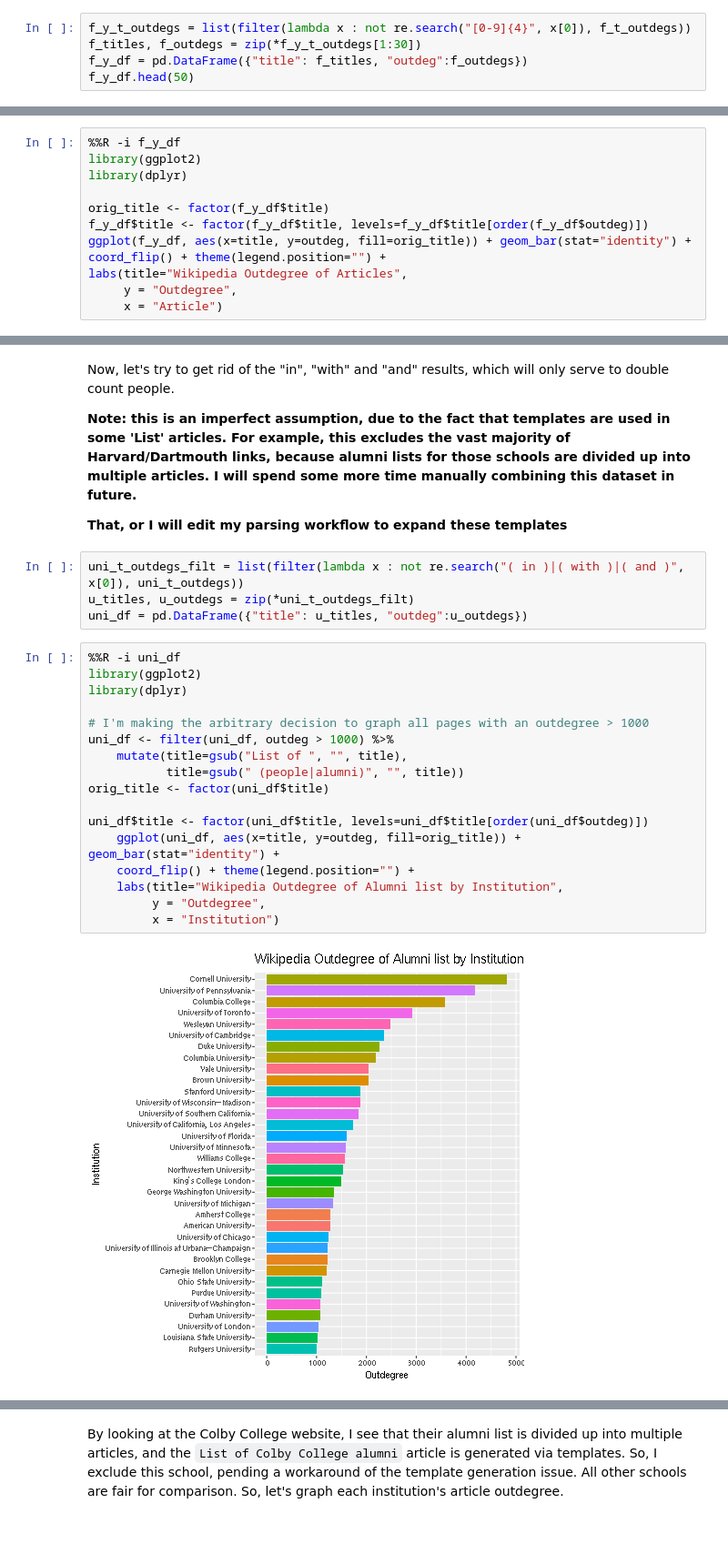
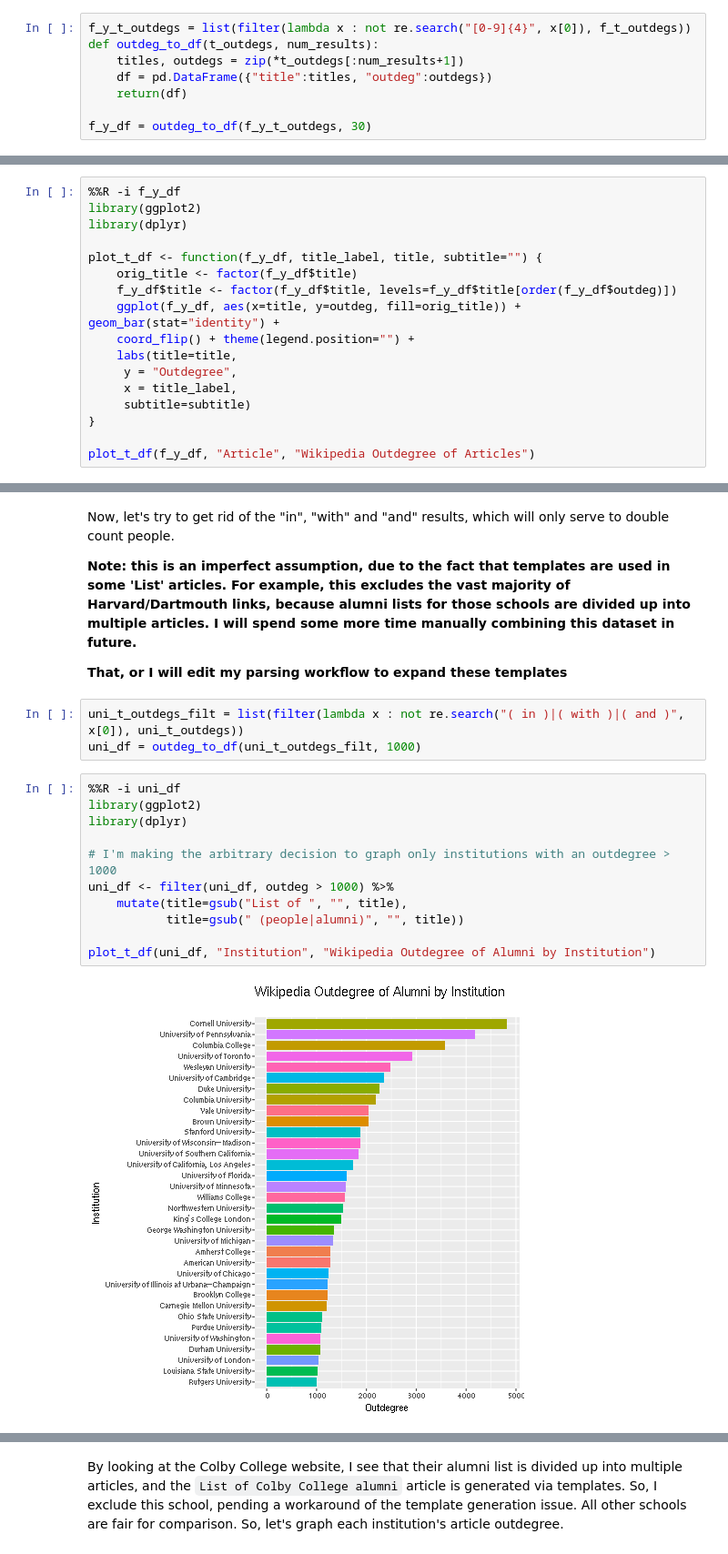
Before and after one commit to lacoperon/Wikipedia_Embedding, a Jupyter notebook: data_analysis.ipynb, the cells around one changed output, grey strips where cells are left out. Shown: that part at 91% size. Saved outputs shown, nothing was run; the diff lists cells and outputs as text.

```diff
--- a/data_analysis.ipynb
+++ b/data_analysis.ipynb
@@ -214,6 +214,9 @@ f_t_outdegs[1:30]
 Now we see that year articles tend to dominate high-degree articles. Let's try excluding these articles, and let's graph the results
 # %%
 f_y_t_outdegs = list(filter(lambda x : not re.search("[0-9]{4}", x[0]), f_t_outdegs))
-f_titles, f_outdegs = zip(*f_y_t_outdegs[1:30])
-f_y_df = pd.DataFrame({"title": f_titles, "outdeg":f_outdegs})
-f_y_df.head(50)
+def outdeg_to_df(t_outdegs, num_results):
+    titles, outdegs = zip(*t_outdegs[:num_results+1])
+    df = pd.DataFrame({"title":titles, "outdeg":outdegs})
+    return(df)
+
+f_y_df = outdeg_to_df(f_y_t_outdegs, 30)
@@ -240,11 +225,16 @@ f_y_df.head(50)
 library(ggplot2)
 library(dplyr)
 
-orig_title <- factor(f_y_df$title)
-f_y_df$title <- factor(f_y_df$title, levels=f_y_df$title[order(f_y_df$outdeg)])
-ggplot(f_y_df, aes(x=title, y=outdeg, fill=orig_title)) + geom_bar(stat="identity") +
-coord_flip() + theme(legend.position="") +
-labs(title="Wikipedia Outdegree of Articles",
+plot_t_df <- function(f_y_df, title_label, title, subtitle="") {
+    orig_title <- factor(f_y_df$title)
+    f_y_df$title <- factor(f_y_df$title, levels=f_y_df$title[order(f_y_df$outdeg)])
+    ggplot(f_y_df, aes(x=title, y=outdeg, fill=orig_title)) + geom_bar(stat="identity") +
+    coord_flip() + theme(legend.position="") +
+    labs(title=title,
      y = "Outdegree",
-     x = "Article")
+     x = title_label,
+     subtitle=subtitle)
+}
+
+plot_t_df(f_y_df, "Article", "Wikipedia Outdegree of Articles")
 # %% [output]
@@ -295,27 +287,20 @@ Now, let's try to get rid of the "in", "with" and "and" results, which will only
 **That, or I will edit my parsing workflow to expand these templates**
 # %%
 uni_t_outdegs_filt = list(filter(lambda x : not re.search("( in )|( with )|( and )", x[0]), uni_t_outdegs))
-u_titles, u_outdegs = zip(*uni_t_outdegs_filt)
-uni_df = pd.DataFrame({"title": u_titles, "outdeg":u_outdegs})
+uni_df = outdeg_to_df(uni_t_outdegs_filt, 1000)
 # %%
 %%R -i uni_df
 library(ggplot2)
 library(dplyr)
 
-# I'm making the arbitrary decision to graph all pages with an outdegree > 1000
+# I'm making the arbitrary decision to graph only institutions with an outdegree > 1000
 uni_df <- filter(uni_df, outdeg > 1000) %>%
     mutate(title=gsub("List of ", "", title),
            title=gsub(" (people|alumni)", "", title))
-orig_title <- factor(uni_df$title)
 
-uni_df$title <- factor(uni_df$title, levels=uni_df$title[order(uni_df$outdeg)])
-    ggplot(uni_df, aes(x=title, y=outdeg, fill=orig_title)) + geom_bar(stat="identity") +
-    coord_flip() + theme(legend.position="") +
-    labs(title="Wikipedia Outdegree of Alumni list by Institution",
-         y = "Outdegree",
-         x = "Institution")
+plot_t_df(uni_df, "Institution", "Wikipedia Outdegree of Alumni by Institution")
 # %% [output]
-[figure, old version]
+[figure, new version]
 # %%
 NESCAC_schools = ["Amherst College", "Wesleyan University", "Bowdoin College",
                   "Colby College"  , "Connecticut College", "Hamilton College",
```
Also changed, not shown: parts of 16 cells of this notebook.
